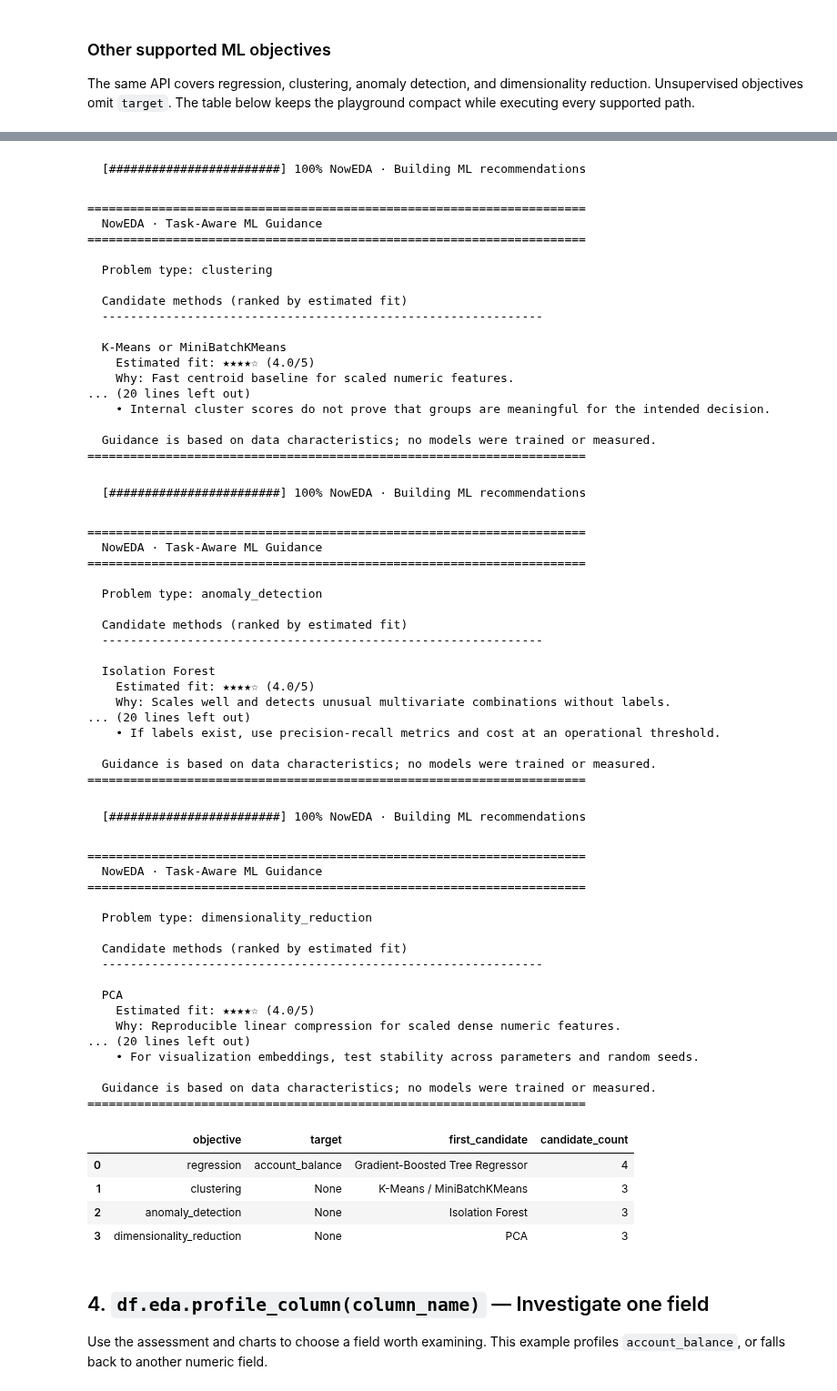
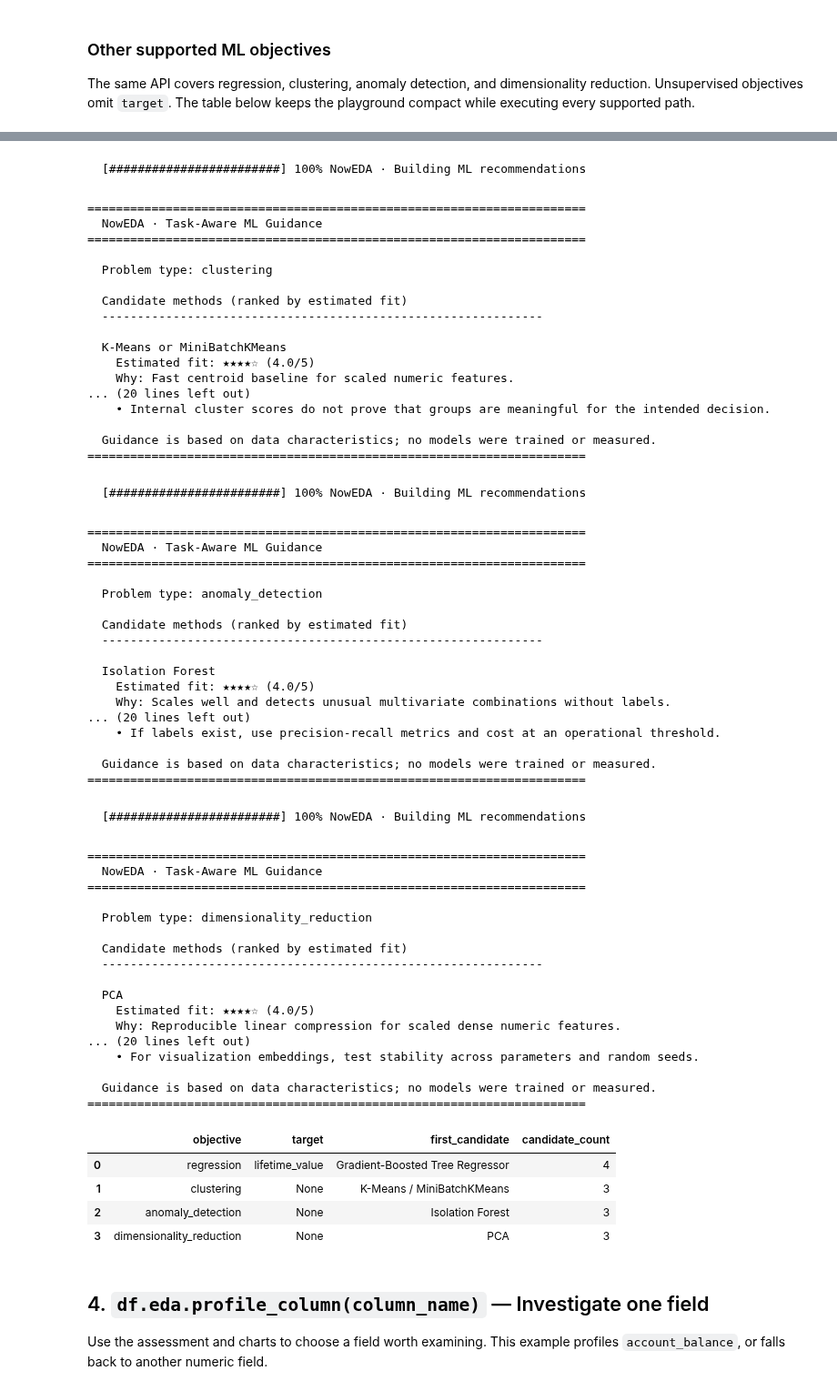
Before and after one commit to codewithdaniel1/NowEDA, a Jupyter notebook: playground.ipynb, the cells around one changed output, grey strips where cells are left out. Shown at 91% size. Saved outputs shown, nothing was run; the diff lists cells and outputs as text; code cells hidden in the pictures.

```diff
--- a/playground.ipynb
+++ b/playground.ipynb
@@ -270,9 +333,9 @@ numeric_features = ['transaction_count', 'account_age_days', 'satisfaction_score
 
 plans = {
     'regression': df.eda.mlall(
-        target='account_balance',
+        target='lifetime_value',
         problem_type='regression',
-        features=numeric_features,
+        features=['transaction_count', 'account_age_days', 'avg_transaction_amount'],
         plan=True,
     ),
     'clustering': df.eda.mlall(
@@ -348,34 +411,34 @@ pd.DataFrame([
   Candidate methods (ranked by estimated fit)
   --------------------------------------------------------------
 
   Isolation Forest
     Estimated fit: ★★★★☆ (4.0/5)
     Why: Scales well and detects unusual multivariate combinations without labels.
 ... (20 lines left out)
     • If labels exist, use precision-recall metrics and cost at an operational threshold.
 
   Guidance is based on data characteristics; no models were trained or measured.
 ======================================================================
 [########################] 100% NowEDA · Building ML recommendations
 ======================================================================
   NowEDA · Task-Aware ML Guidance
 ======================================================================
 
   Problem type: dimensionality_reduction
 
   Candidate methods (ranked by estimated fit)
   --------------------------------------------------------------
 
   PCA
     Estimated fit: ★★★★☆ (4.0/5)
     Why: Reproducible linear compression for scaled dense numeric features.
 ... (20 lines left out)
     • For visualization embeddings, test stability across parameters and random seeds.
 
   Guidance is based on data characteristics; no models were trained or measured.
 ======================================================================
 |  | objective | target | first_candidate | candidate_count |
-| 0 | regression | account_balance | Gradient-Boosted Tree Regressor | 4 |
+| 0 | regression | lifetime_value | Gradient-Boosted Tree Regressor | 4 |
 | 1 | clustering | None | K-Means / MiniBatchKMeans | 3 |
 | 2 | anomaly_detection | None | Isolation Forest | 3 |
 | 3 | dimensionality_reduction | None | PCA | 3 |
```
Also changed, not shown: parts of 30 cells of this notebook, 18 other files.
